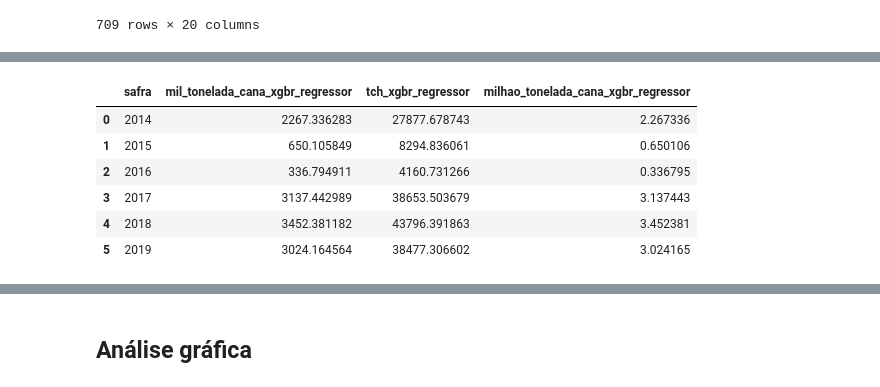
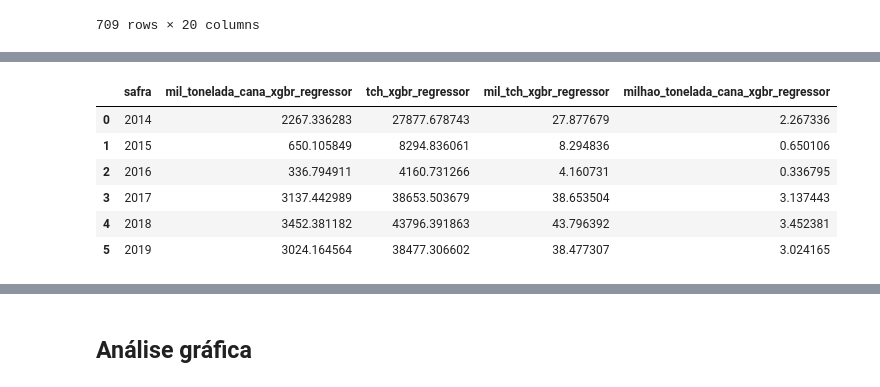
Before and after one commit to victorpecine/teste_ubirata, a Jupyter notebook: teste_ubirata_2.ipynb, the cells around one changed output, grey strips where cells are left out. Saved outputs shown, nothing was run; the diff lists cells and outputs as text; code cells hidden in the pictures.

```diff
--- a/teste_ubirata_2.ipynb
+++ b/teste_ubirata_2.ipynb
@@ -1045,12 +1051,15 @@ t1_xgbr_teste = time.perf_counter()
 
 
 # Modelo XGBoost Regressor
-modelo_xgbr = xgb.XGBRegressor()
+modelo_xgbr = xgb.XGBRegressor(eval_metric='rmse',
+                               random_state=seed)
+
+eval_set = [(X_treino_scaled, y_treino), (X_teste_scaled, y_teste)]
 
 params_xgbr = {'n_estimators':  [300, 400, 500, 600, 1000],
                'learning_rate': [0.1, 0.01, 0.001],
                'booster':       ['dart', 'gbtree'],  # Tree based models
-               'eval_metric':   ['mae'],
+            #    'eval_metric':   ['logloss'],
                'objective':     ['reg:squarederror']}
 
 
@@ -1070,11 +1079,10 @@ xgbr_rand_search.fit(X_treino_scaled, y_treino)
 # Define o modelo XGBRegressor com melhores parâmetros
 melhor_xgbr_regressor = xgbr_rand_search.best_estimator_
 
-evalset = [(X_treino_scaled, y_treino), (X_teste_scaled ,y_teste)]
-
 melhor_xgbr_regressor.fit(X_treino_scaled,
                           y_treino,
-                          verbose=False)
+                          verbose=False,
+                          eval_set=eval_set)
 
 pred_xgbr_teste = melhor_xgbr_regressor.predict(X_teste_scaled)
 
@@ -1632,29 +1728,29 @@ The default value of numeric_only in DataFrameGroupBy.sum is deprecated. In a fu
 # %%
 df_safras_tch = pd.DataFrame(df_2014_2019.groupby('safra')[['mil_tonelada_cana_xgbr_regressor',
                                                             'tch_xgbr_regressor',
                                                             # 'tch_rand_forest_regressor',
                                                             # 'tch_rand_forest_bayes'
                                                             ]].sum())
 
 df_safras_tch.reset_index(drop=False, inplace=True)
 
-# df_safras_tch['mil_tch_xgbr_regressor'] = df_safras_tch['tch_xgbr_regressor'] / 1000
+df_safras_tch['mil_tch_xgbr_regressor'] = df_safras_tch['tch_xgbr_regressor'] / 1000
 
 df_safras_tch['milhao_tonelada_cana_xgbr_regressor'] = df_safras_tch['mil_tonelada_cana_xgbr_regressor'] / 1000
 
 # df_safras_tch['mil_tch_rand_forest_regressor'] = df_safras_tch['tch_rand_forest_regressor'] / 1000
 
 # df_safras_tch['mil_tch_rand_forest_bayes'] = df_safras_tch['tch_rand_forest_bayes'] / 1000
 
 df_safras_tch
 # %% [output]
-|  | safra | mil_tonelada_cana_xgbr_regressor | tch_xgbr_regressor | milhao_tonelada_cana_xgbr_regressor |
-| 0 | 2014 | 2267.336283 | 27877.678743 | 2.267336 |
-| 1 | 2015 | 650.105849 | 8294.836061 | 0.650106 |
-| 2 | 2016 | 336.794911 | 4160.731266 | 0.336795 |
-| 3 | 2017 | 3137.442989 | 38653.503679 | 3.137443 |
-| 4 | 2018 | 3452.381182 | 43796.391863 | 3.452381 |
-| 5 | 2019 | 3024.164564 | 38477.306602 | 3.024165 |
+|  | safra | mil_tonelada_cana_xgbr_regressor | tch_xgbr_regressor | mil_tch_xgbr_regressor | milhao_tonelada_cana_xgbr_regressor |
+| 0 | 2014 | 2267.336283 | 27877.678743 | 27.877679 | 2.267336 |
+| 1 | 2015 | 650.105849 | 8294.836061 | 8.294836 | 0.650106 |
+| 2 | 2016 | 336.794911 | 4160.731266 | 4.160731 | 0.336795 |
+| 3 | 2017 | 3137.442989 | 38653.503679 | 38.653504 | 3.137443 |
+| 4 | 2018 | 3452.381182 | 43796.391863 | 43.796392 | 3.452381 |
+| 5 | 2019 | 3024.164564 | 38477.306602 | 38.477307 | 3.024165 |
 # %%
 fig = px.line(df_safras_tch, x='safra', y='milhao_tonelada_cana_xgbr_regressor',
               color_discrete_sequence=['#9713FF'],
```
Also changed, not shown: parts of 19 cells of this notebook.
